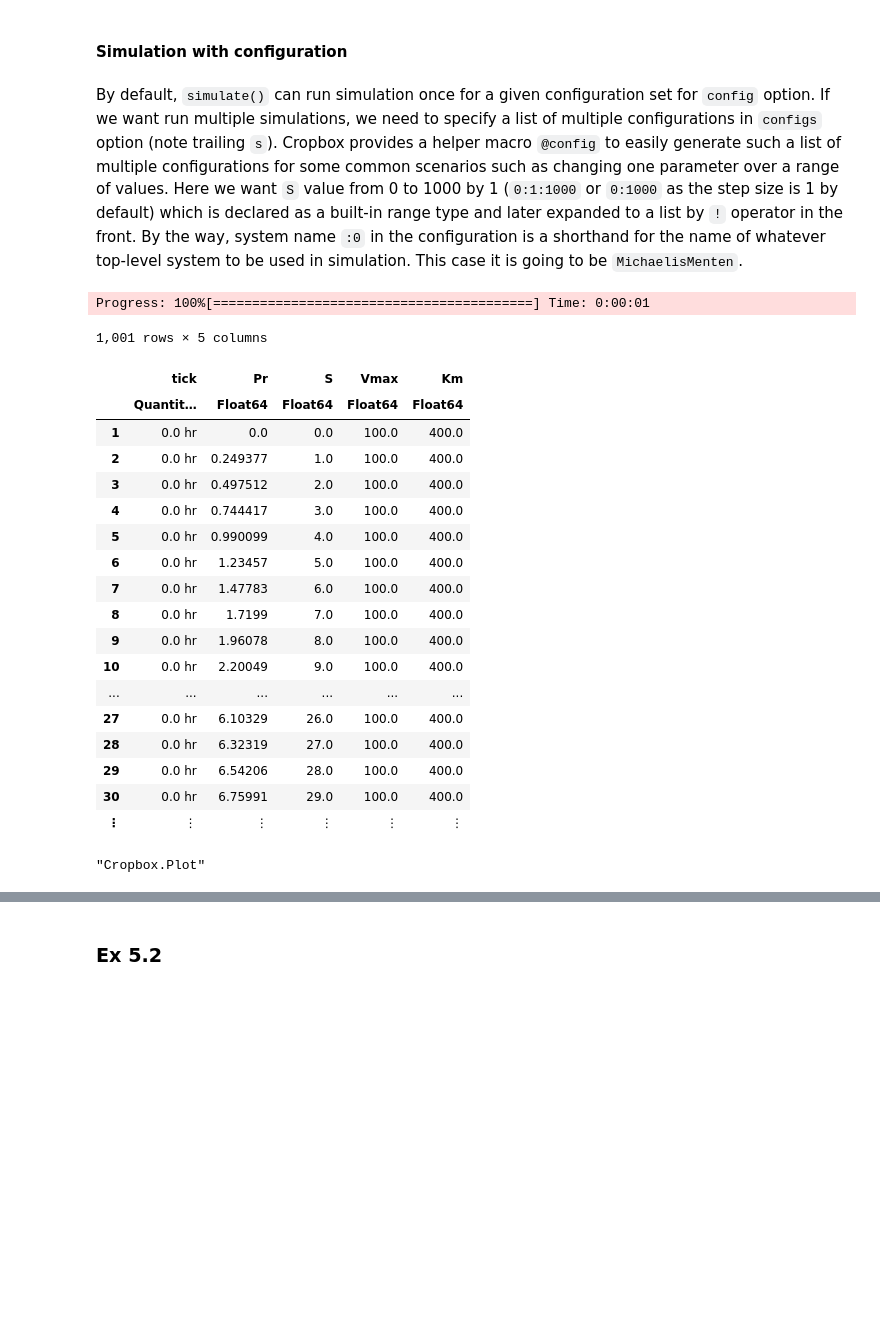
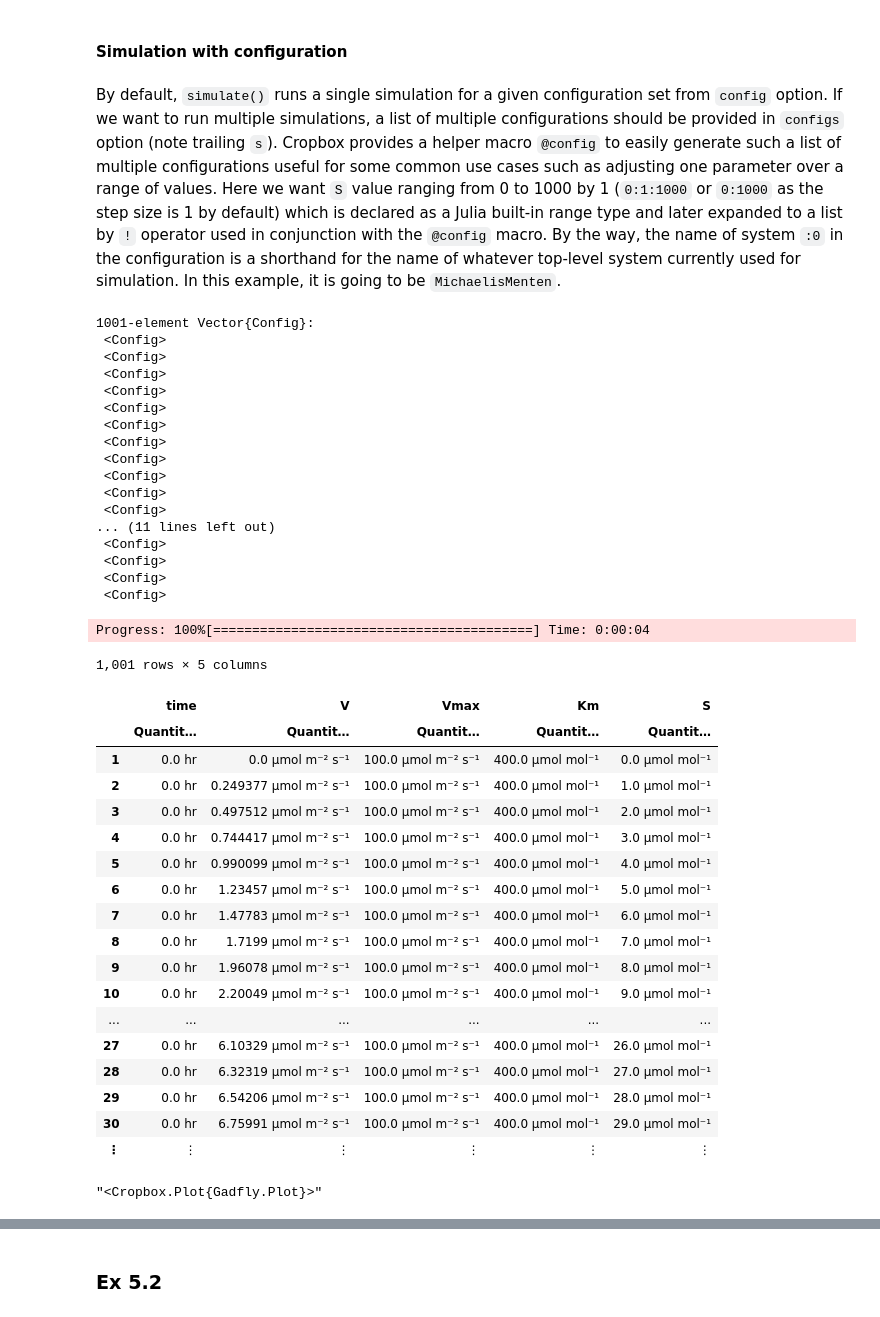
Before and after one commit to uwkimlab/plant_modeling, a Jupyter notebook: labs/L05_Modeling_Photosynthesis-student.ipynb, the cells around one changed output, grey strips where cells are left out. Cells and saved outputs as stored; diff of their text form; code cells hidden in the pictures; blank space fills up the shorter version.

```diff
--- a/labs/L05_Modeling_Photosynthesis-student.ipynb
+++ b/labs/L05_Modeling_Photosynthesis-student.ipynb
@@ -51,32 +57,52 @@ MichaelisMenten
 # %% [markdown]
 #### Simulation with configuration
 # %% [markdown]
-By default, `simulate()` can run simulation once for a given configuration set for `config` option. If we want run multiple simulations, we need to specify a list of multiple configurations in `configs` option (note trailing `s`). Cropbox provides a helper macro `@config` to easily generate such a list of multiple configurations for some common scenarios such as changing one parameter over a range of values. Here we want `S` value from 0 to 1000 by 1 (`0:1:1000` or `0:1000` as the step size is 1 by default) which is declared as a built-in range type and later expanded to a list by `!` operator in the front. By the way, system name `:0` in the configuration is a shorthand for the name of whatever top-level system to be used in simulation. This case it is going to be `MichaelisMenten`.
+By default, `simulate()` runs a single simulation for a given configuration set from `config` option. If we want to run multiple simulations, a list of multiple configurations should be provided in `configs` option (note trailing `s`). Cropbox provides a helper macro `@config` to easily generate such a list of multiple configurations useful for some common use cases such as adjusting one parameter over a range of values. Here we want `S` value ranging from 0 to 1000 by 1 (`0:1:1000` or `0:1000` as the step size is 1 by default) which is declared as a Julia built-in range type and later expanded to a list by `!` operator used in conjunction with the `@config` macro. By the way, the name of system `:0` in the configuration is a shorthand for the name of whatever top-level system currently used for simulation. In this example, it is going to be `MichaelisMenten`.
 # %%
-r = simulate(MichaelisMenten; configs=@config(!(:0 => :S => 0:1000)))
+mmc = @config !(:0 => :S => 0:1000)
 # %% [output]
-Progress: 100%[=========================================] Time: 0:00:01
+1001-element Vector{Config}:
+ <Config>
+ <Config>
+ <Config>
+ <Config>
+ <Config>
+ <Config>
+ <Config>
+ <Config>
+ <Config>
+ <Config>
+ <Config>
+... (11 lines left out)
+ <Config>
+ <Config>
+ <Config>
+ <Config>
-1,001 rows × 5 columns
-|  | tick | Pr | S | Vmax | Km |
-|  | Quantit… | Float64 | Float64 | Float64 | Float64 |
-| 1 | 0.0 hr | 0.0 | 0.0 | 100.0 | 400.0 |
-| 2 | 0.0 hr | 0.249377 | 1.0 | 100.0 | 400.0 |
-| 3 | 0.0 hr | 0.497512 | 2.0 | 100.0 | 400.0 |
-| 4 | 0.0 hr | 0.744417 | 3.0 | 100.0 | 400.0 |
-| 5 | 0.0 hr | 0.990099 | 4.0 | 100.0 | 400.0 |
-| 6 | 0.0 hr | 1.23457 | 5.0 | 100.0 | 400.0 |
-| 7 | 0.0 hr | 1.47783 | 6.0 | 100.0 | 400.0 |
-| 8 | 0.0 hr | 1.7199 | 7.0 | 100.0 | 400.0 |
-| 9 | 0.0 hr | 1.96078 | 8.0 | 100.0 | 400.0 |
-| 10 | 0.0 hr | 2.20049 | 9.0 | 100.0 | 400.0 |
-| ... | ... | ... | ... | ... | ... |
-| 27 | 0.0 hr | 6.10329 | 26.0 | 100.0 | 400.0 |
-| 28 | 0.0 hr | 6.32319 | 27.0 | 100.0 | 400.0 |
-| 29 | 0.0 hr | 6.54206 | 28.0 | 100.0 | 400.0 |
-| 30 | 0.0 hr | 6.75991 | 29.0 | 100.0 | 400.0 |
-| ⋮ | ⋮ | ⋮ | ⋮ | ⋮ | ⋮ |
+# %%
+r = simulate(MichaelisMenten; configs = mmc)
+# %% [output]
+Progress: 100%[=========================================] Time: 0:00:04
+1,001 rows × 5 columns
+|  | time | V | Vmax | Km | S |
+|  | Quantit… | Quantit… | Quantit… | Quantit… | Quantit… |
+| 1 | 0.0 hr | 0.0 μmol m⁻² s⁻¹ | 100.0 μmol m⁻² s⁻¹ | 400.0 μmol mol⁻¹ | 0.0 μmol mol⁻¹ |
+| 2 | 0.0 hr | 0.249377 μmol m⁻² s⁻¹ | 100.0 μmol m⁻² s⁻¹ | 400.0 μmol mol⁻¹ | 1.0 μmol mol⁻¹ |
+| 3 | 0.0 hr | 0.497512 μmol m⁻² s⁻¹ | 100.0 μmol m⁻² s⁻¹ | 400.0 μmol mol⁻¹ | 2.0 μmol mol⁻¹ |
+| 4 | 0.0 hr | 0.744417 μmol m⁻² s⁻¹ | 100.0 μmol m⁻² s⁻¹ | 400.0 μmol mol⁻¹ | 3.0 μmol mol⁻¹ |
+| 5 | 0.0 hr | 0.990099 μmol m⁻² s⁻¹ | 100.0 μmol m⁻² s⁻¹ | 400.0 μmol mol⁻¹ | 4.0 μmol mol⁻¹ |
+| 6 | 0.0 hr | 1.23457 μmol m⁻² s⁻¹ | 100.0 μmol m⁻² s⁻¹ | 400.0 μmol mol⁻¹ | 5.0 μmol mol⁻¹ |
+| 7 | 0.0 hr | 1.47783 μmol m⁻² s⁻¹ | 100.0 μmol m⁻² s⁻¹ | 400.0 μmol mol⁻¹ | 6.0 μmol mol⁻¹ |
+| 8 | 0.0 hr | 1.7199 μmol m⁻² s⁻¹ | 100.0 μmol m⁻² s⁻¹ | 400.0 μmol mol⁻¹ | 7.0 μmol mol⁻¹ |
+| 9 | 0.0 hr | 1.96078 μmol m⁻² s⁻¹ | 100.0 μmol m⁻² s⁻¹ | 400.0 μmol mol⁻¹ | 8.0 μmol mol⁻¹ |
+| 10 | 0.0 hr | 2.20049 μmol m⁻² s⁻¹ | 100.0 μmol m⁻² s⁻¹ | 400.0 μmol mol⁻¹ | 9.0 μmol mol⁻¹ |
+| ... | ... | ... | ... | ... | ... |
+| 27 | 0.0 hr | 6.10329 μmol m⁻² s⁻¹ | 100.0 μmol m⁻² s⁻¹ | 400.0 μmol mol⁻¹ | 26.0 μmol mol⁻¹ |
+| 28 | 0.0 hr | 6.32319 μmol m⁻² s⁻¹ | 100.0 μmol m⁻² s⁻¹ | 400.0 μmol mol⁻¹ | 27.0 μmol mol⁻¹ |
+| 29 | 0.0 hr | 6.54206 μmol m⁻² s⁻¹ | 100.0 μmol m⁻² s⁻¹ | 400.0 μmol mol⁻¹ | 28.0 μmol mol⁻¹ |
+| 30 | 0.0 hr | 6.75991 μmol m⁻² s⁻¹ | 100.0 μmol m⁻² s⁻¹ | 400.0 μmol mol⁻¹ | 29.0 μmol mol⁻¹ |
+| ⋮ | ⋮ | ⋮ | ⋮ | ⋮ | ⋮ |
 # %%
-plot(r, :S, :Pr, kind=:line)
+visualize(r, :S, :V; kind = :line)
 # %% [output]
-"Cropbox.Plot"
+"<Cropbox.Plot{Gadfly.Plot}>"
 # %% [markdown]
```
Also changed, not shown: parts of 75 cells of this notebook.
